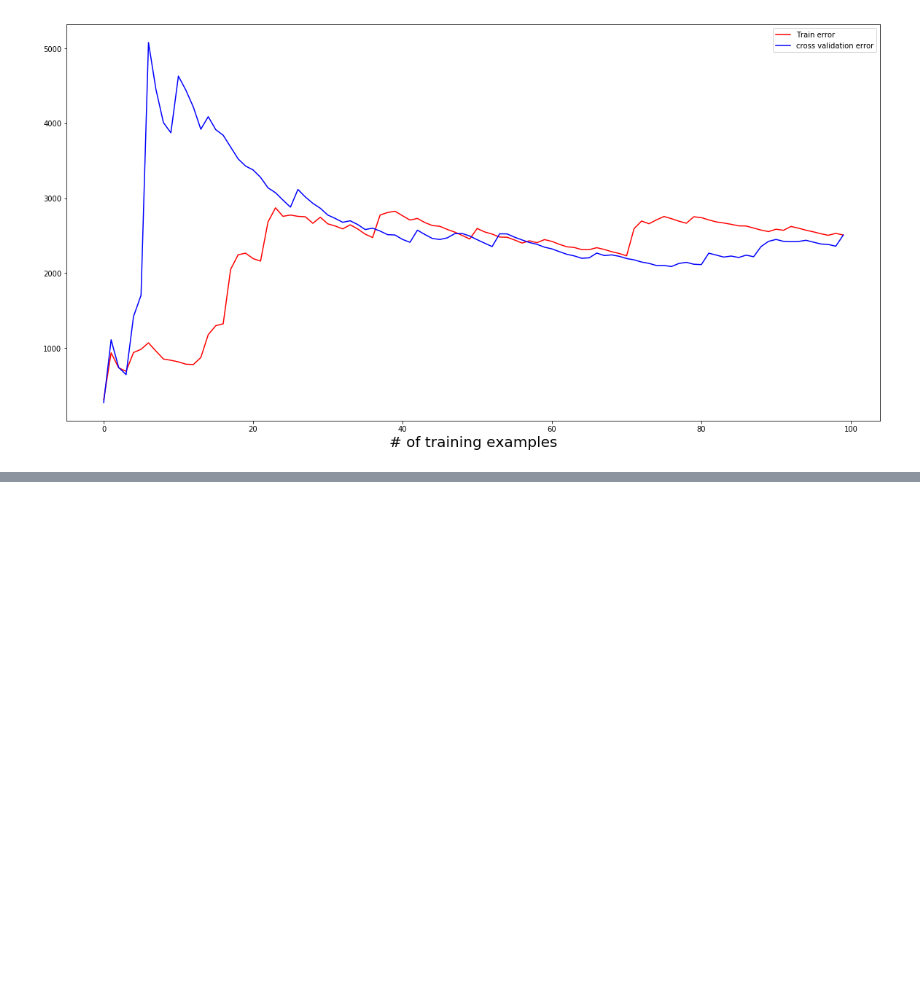
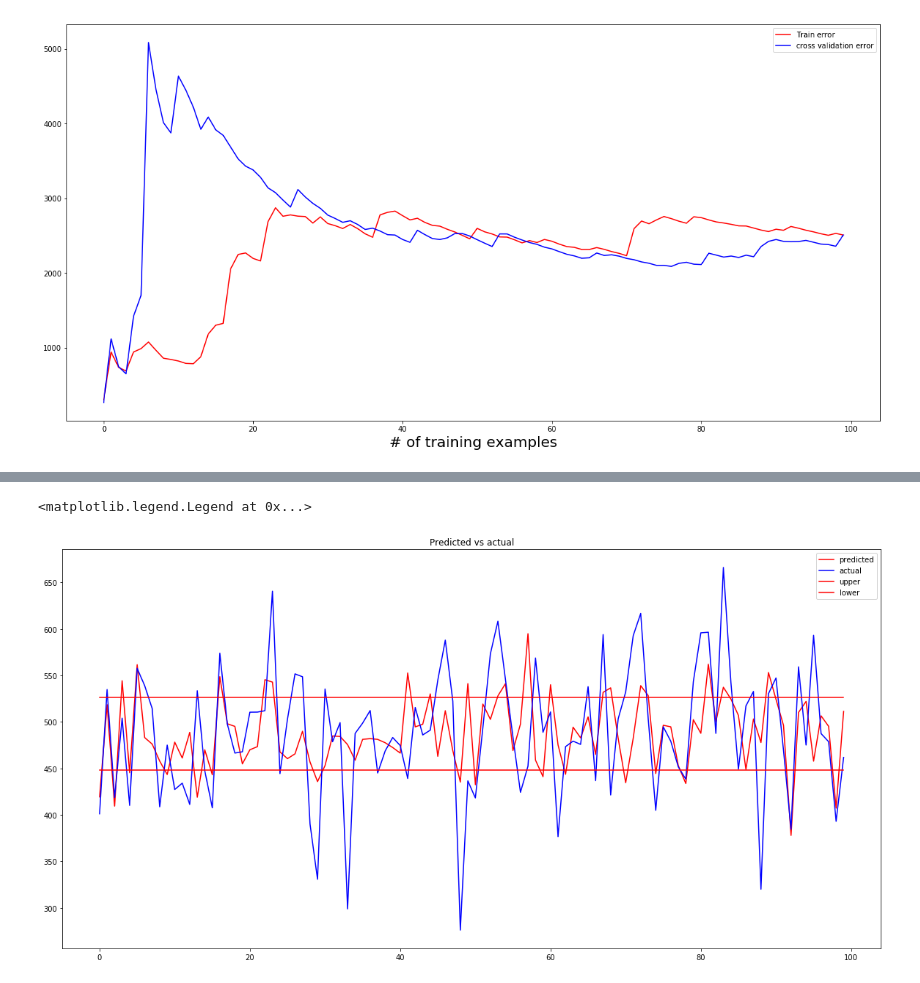
Before and after one commit to michaelzeng25/gradient-descent-on-app-and-yearly-spent, a Jupyter notebook: Gradient descent for simple linear regression.ipynb, the cells around one changed output, grey strips where cells are left out. Saved outputs shown, nothing was run; the diff lists cells and outputs as text; code cells hidden in the pictures; blank space fills up the shorter version.

```diff
--- a/Gradient descent for simple linear regression.ipynb
+++ b/Gradient descent for simple linear regression.ipynb
@@ -239,0 +313,9 @@ as training size increase, the 2 error types are about the same. This looks like
+# %%
+# need to convert to array or the y_test data in the graph below will be a mess
+y_test = np.array(y_test)
+X_test = np.array(X_test)
+
+predicted_values = []
+for i in range(len(X_test)):
+    value = m + b1 * X_test[i]
+    predicted_values.append(value)
@@ -239,0 +354,15 @@ as training size increase, the 2 error types are about the same. This looks like
+# %%
+upper = [predict_v.mean() + predict_v.std() for x in range(len(predicted_values))]
+lower = [predict_v.mean() - predict_v.std() for x in range(len(predicted_values))]
+# %%
+fig,ax = plt.subplots(figsize=(20,10))
+a, = ax.plot(predicted_values, color='red')
+b, = ax.plot(y_test, color='blue')
+c, = ax.plot(upper, color='red')
+d, = ax.plot(lower, color='red')
+
+plt.title('Predicted vs actual')
+plt.legend([a,b,c,d],['predicted', 'actual','upper', 'lower'])
+# %% [output]
+<matplotlib.legend.Legend at 0x...>
+[figure, added]
```
Also changed, not shown: parts of 19 cells of this notebook.
